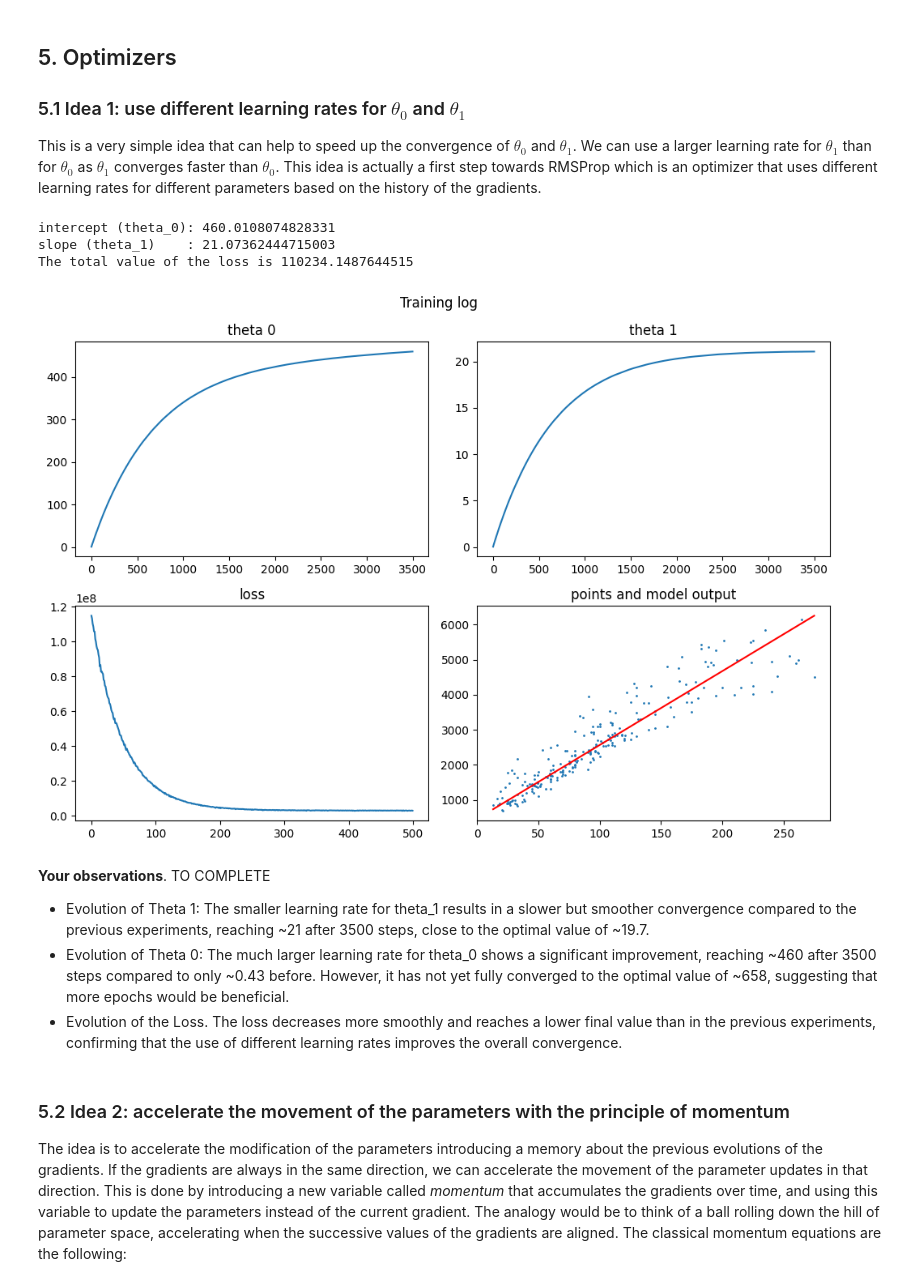
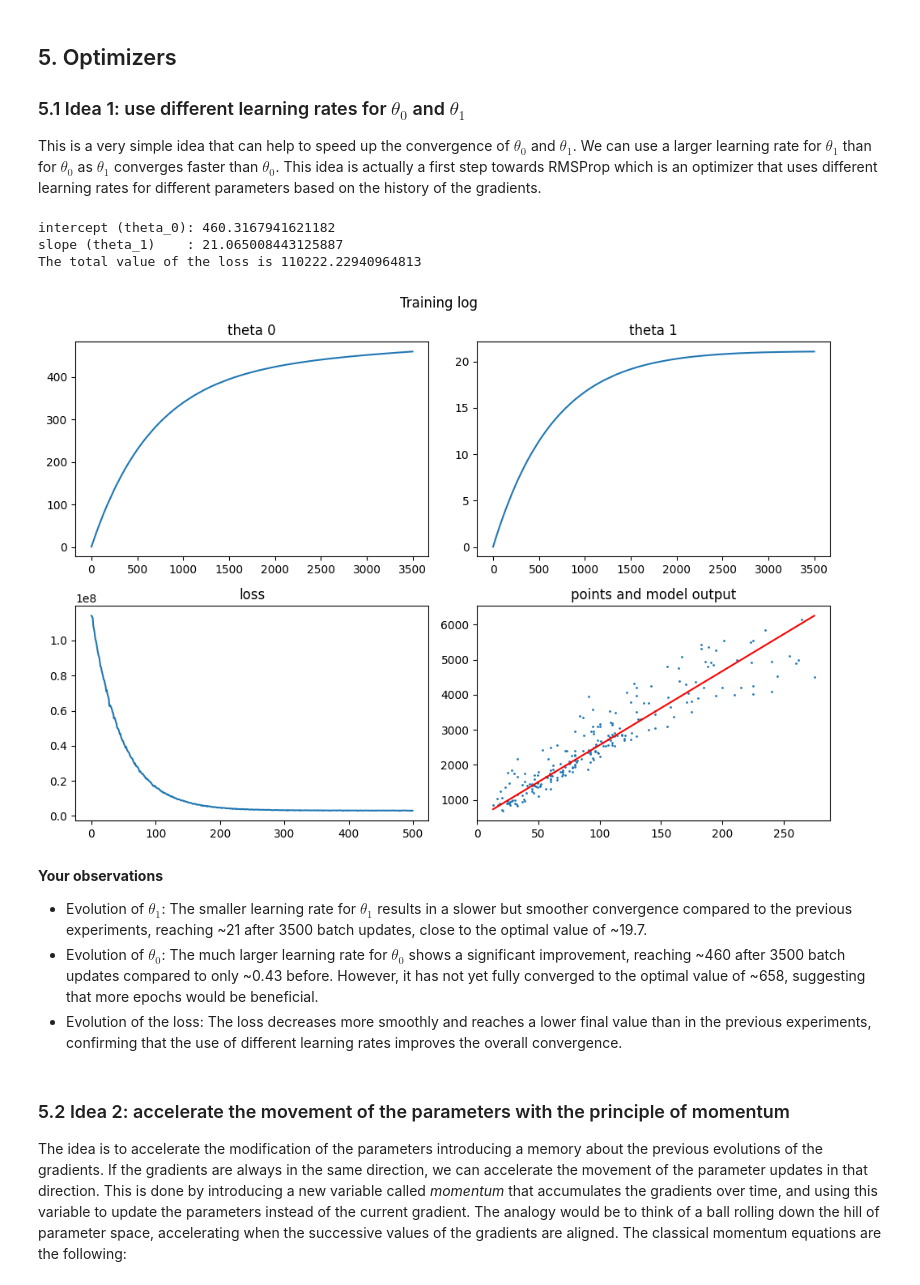
Before and after one commit to Rinovative/MSE_FTP_DeLearn, a Jupyter notebook: notebooks/02_cg-linear-regression-stud.ipynb, the cells around one changed output. Saved outputs shown, nothing was run; the diff lists cells and outputs as text; code cells hidden in the pictures.

```diff
--- a/notebooks/02_cg-linear-regression-stud.ipynb
+++ b/notebooks/02_cg-linear-regression-stud.ipynb
@@ -45,3 +48,10 @@ from p02_computational_graphs.cgnodes import *  # noqa: F403
+# %%
+SEED = 42
+
+
+def reset_seed(seed: int = SEED) -> np.random.Generator:
+    """Create and return a reproducible NumPy random generator."""
+    return np.random.default_rng(seed)
 # %% [markdown]
 In this notebook, spot the **TO_COMPLETE** comments in the code and in the markdown cells. Don't hesitate to add your own code and markdown cells to complete the exercises. You can also add comments in the code to explain your reasoning.
 
@@ -276,6 +286,8 @@ def plot_training_log(loss_evolution, t0_evolution, t1_evolution, x, y):
 # %% [markdown]
 Complete the code below to implement the stochastic gradient descent algorithm for linear regression. Make sure you understand the code and the algorithm before completing it. We will bring incremental evolution to this code so make sure you understand each lines of it. The code is pretty straightforward, but you can ask for help if you have any questions.
 # %%
+rng = reset_seed()  # to have reproducible results
+
 alpha = 0.0000001  # learning rate
 epochs = 200  # number of epochs (an epoch is a loop over the whole training set)
 N = len(living_area)  # number of samples in the training set
@@ -290,7 +302,7 @@ for epoch in range(epochs):
     n_steps = N
     epoch_loss = 0.0
     for step in range(n_steps):
-        n = random.choice(range(0, N))  # random sampling in the training set
+        n = rng.integers(0, N)  # random sampling in the training set
         cg.reset_values()
         cg.forward([living_area[n], t0, t1, rent_price[n]])
         cg.backward()
@@ -323,6 +335,8 @@ The total value of the loss is 163780.2249009798
 
 Modify the code from the above stochastic gradient descent to implement a batched gradient descent algorithm. The idea is to compute the gradients on a batch of samples instead of a single sample. This can help to smooth the evolution of the parameters and the loss, and can also speed up the convergence.
 # %%
+rng = reset_seed()  # to have reproducible results
+
 alpha = 0.000001  # learning rate can be higher than in the plain vanilla SGD
 # as we will average the gradients over a batch of samples
 epochs = 200
@@ -336,7 +350,7 @@ t0_evolution = []
 t1_evolution = []
 
 for epoch in range(epochs):
-    indices = np.random.permutation(N)
+    indices = rng.permutation(N)
     n_steps = N // batch_size + 1  # the number of batches to make 1 epoch
     epoch_loss = 0.0
     for batch in range(N // batch_size):
@@ -384,6 +398,8 @@ The total value of the loss is 163533.7374495331
 
 This is a very simple idea that can help to speed up the convergence of $\theta_0$ and $\theta_1$. We can use a larger learning rate for $\theta_1$ than for $\theta_0$ as $\theta_1$ converges faster than $\theta_0$. This idea is actually a first step towards RMSProp which is an optimizer that uses different learning rates for different parameters based on the history of the gradients.
 # %%
+rng = reset_seed()  # to have reproducible results
+
 alpha_t0 = 0.00025  # learning rate for theta_0
 alpha_t1 = 0.0000001  # learning rate for theta_1
 epochs = 500  # number of epochs (an epoch is a loop over the whole training set)
@@ -398,48 +414,48 @@ t0_evolution = []
 t1_evolution = []
 
 for epoch in range(epochs):
-    indices = np.random.permutation(N)
+    indices = rng.permutation(N)
     n_steps = N // batch_size + 1  # the number of batches to make 1 epoch
     epoch_loss = 0.0
     for batch in range(N // batch_size):
         t0_grad_sum = 0.0
         t1_grad_sum = 0.0
         for i in range(batch_size):
             n = indices[batch * batch_size + i]
             cg.reset_values()
             cg.forward([living_area[n], t0, t1, rent_price[n]])
             cg.backward()
             t0_grad_sum += theta_0.grad_v
             t1_grad_sum += theta_1.grad_v
             epoch_loss += j.v
         t0 -= alpha_t0 * t0_grad_sum / batch_size
         t1 -= alpha_t1 * t1_grad_sum / batch_size
 
         t0_evolution.append(t0)
         t1_evolution.append(t1)
         # compute the gradients and update theta_0 and theta_1 with the average
         # of the gradients over the batch
 
     loss_evolution.append(epoch_loss / n_steps)
     epoch_loss = 0.0
 
 print("intercept (theta_0):", t0)
 print("slope (theta_1)    :", t1)
 y_hat = t0 + t1 * living_area
 J = mse_loss(y_hat, rent_price)
 print("The total value of the loss is", J)
 plot_training_log(loss_evolution, t0_evolution, t1_evolution, living_area, rent_price)
 # %% [output]
-intercept (theta_0): 460.0108074828331
-slope (theta_1)    : 21.07362444715003
-The total value of the loss is 110234.1487644515
+intercept (theta_0): 460.3167941621182
+slope (theta_1)    : 21.065008443125887
+The total value of the loss is 110222.22940964813
-[figure, old version]
+[figure, new version]
 # %% [markdown]
-**Your observations**. TO COMPLETE
+**Your observations**
 
-- Evolution of Theta 1: The smaller learning rate for theta_1 results in a slower but smoother convergence compared to the previous experiments, reaching ~21 after 3500 steps, close to the optimal value of ~19.7.
-- Evolution of Theta 0: The much larger learning rate for theta_0 shows a significant improvement, reaching ~460 after 3500 steps compared to only ~0.43 before. However, it has not yet fully converged to the optimal value of ~658, suggesting that more epochs would be beneficial.
-- Evolution of the Loss.  The loss decreases more smoothly and reaches a lower final value than in the previous experiments, confirming that the use of different learning rates improves the overall convergence.
+- Evolution of $\theta_1$: The smaller learning rate for $\theta_1$ results in a slower but smoother convergence compared to the previous experiments, reaching ~21 after 3500 batch updates, close to the optimal value of ~19.7.
+- Evolution of $\theta_0$: The much larger learning rate for $\theta_0$ shows a significant improvement, reaching ~460 after 3500 batch updates compared to only ~0.43 before. However, it has not yet fully converged to the optimal value of ~658, suggesting that more epochs would be beneficial.
+- Evolution of the loss: The loss decreases more smoothly and reaches a lower final value than in the previous experiments, confirming that the use of different learning rates improves the overall convergence.
 # %% [markdown]
 ### 5.2 Idea 2: accelerate the movement of the parameters with the principle of momentum
 
```
Also changed, not shown: parts of 41 cells of this notebook.
